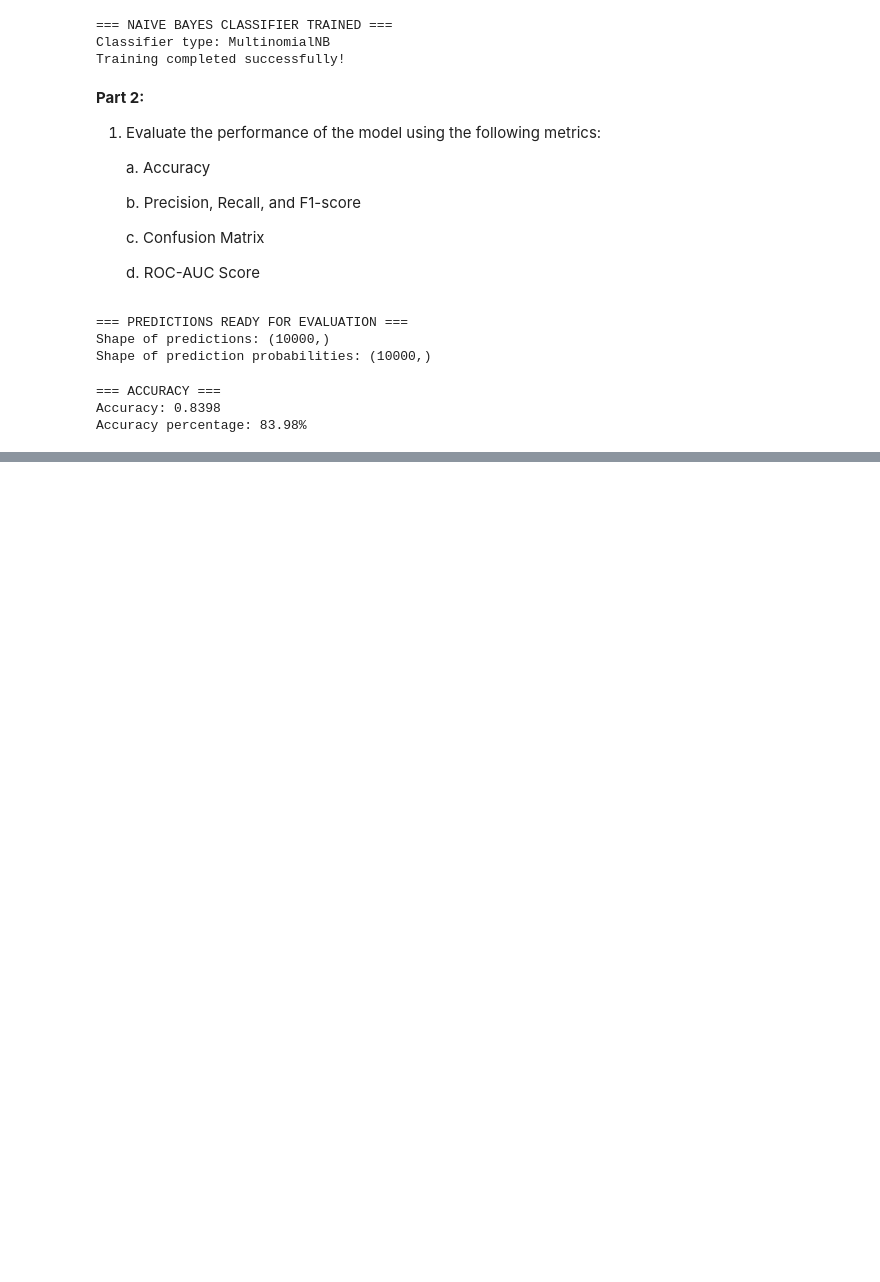
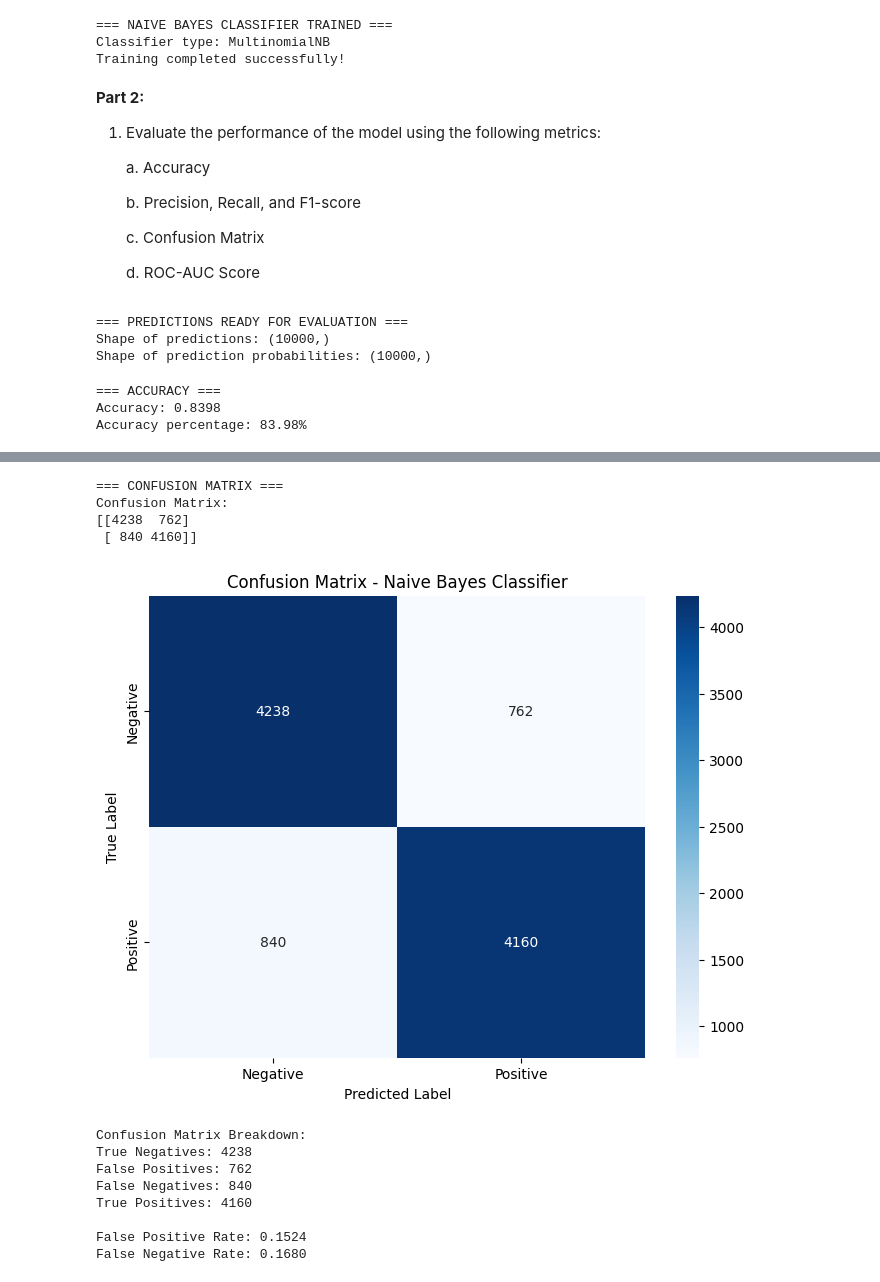
Before and after one commit to Dipesh0987/Concepts-and-Technologies-of-AI, a Jupyter notebook: DipeshKishorChhetri_worksheet10.ipynb, the cells around one changed output, grey strips where cells are left out. Cells and saved outputs as stored; diff of their text form; code cells hidden in the pictures; blank space fills up the shorter version.

```diff
--- a/DipeshKishorChhetri_worksheet10.ipynb
+++ b/DipeshKishorChhetri_worksheet10.ipynb
@@ -235,0 +265,40 @@ Accuracy percentage: 83.98%
+# %%
+# Create confusion matrix
+cm = confusion_matrix(y_test, y_pred)
+
+print("=== CONFUSION MATRIX ===")
+print(f"Confusion Matrix:\n{cm}")
+
+# Visualize confusion matrix
+plt.figure(figsize=(8, 6))
+sns.heatmap(cm, annot=True, fmt='d', cmap='Blues',
+            xticklabels=['Negative', 'Positive'],
+            yticklabels=['Negative', 'Positive'])
+plt.title('Confusion Matrix - Naive Bayes Classifier')
+plt.ylabel('True Label')
+plt.xlabel('Predicted Label')
+plt.show()
+
+# Calculate confusion matrix metrics
+tn, fp, fn, tp = cm.ravel()
+print(f"\nConfusion Matrix Breakdown:")
+print(f"True Negatives: {tn}")
+print(f"False Positives: {fp}")
+print(f"False Negatives: {fn}")
+print(f"True Positives: {tp}")
+print(f"\nFalse Positive Rate: {fp/(fp+tn):.4f}")
+print(f"False Negative Rate: {fn/(fn+tp):.4f}")
+# %% [output]
+=== CONFUSION MATRIX ===
+Confusion Matrix:
+[[4238  762]
+ [ 840 4160]]
+[figure, added]
+Confusion Matrix Breakdown:
+True Negatives: 4238
+False Positives: 762
+False Negatives: 840
+True Positives: 4160
+
+False Positive Rate: 0.1524
+False Negative Rate: 0.1680
```
Also changed, not shown: parts of 3 cells of this notebook.
